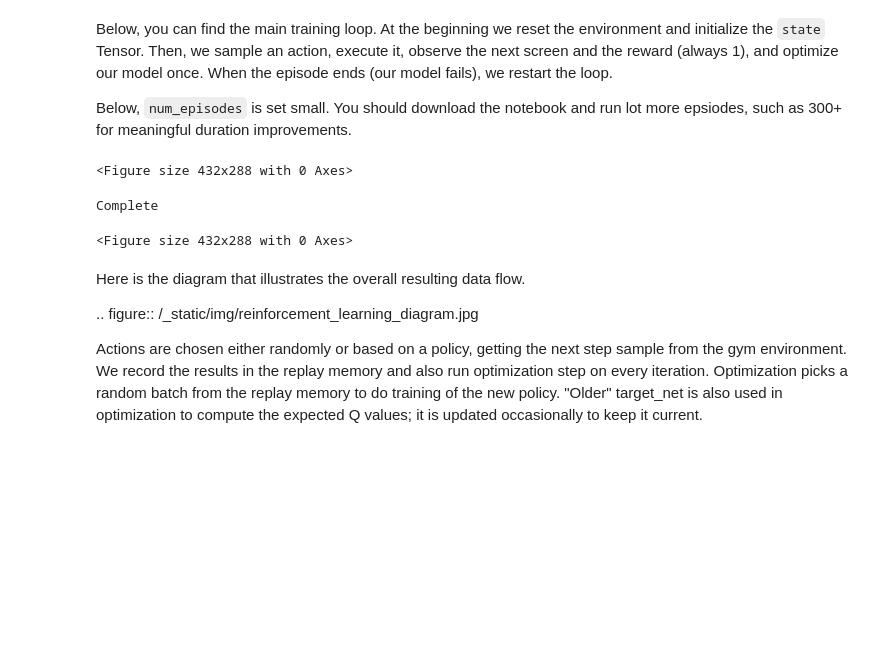
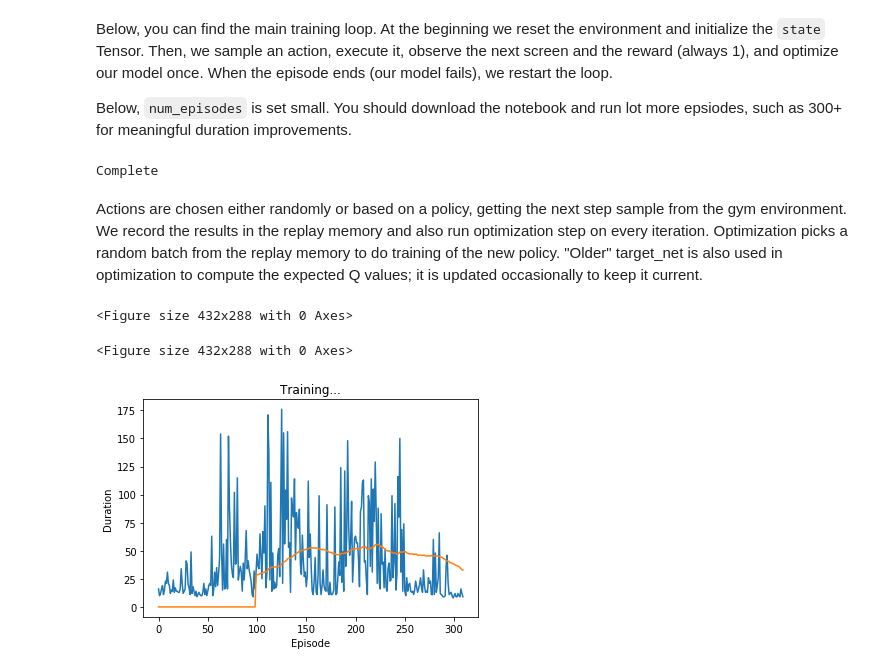
Before and after one commit to holmen1/reinforcement-learning, a Jupyter notebook: cartpole/dqn.ipynb, the cells around one changed output. Drawn from its saved outputs; the diff is of its cells as text; code cells hidden in the pictures; blank space fills up the shorter version.

Commit message:
Add plot in cartpole

```diff
--- a/cartpole/dqn.ipynb
+++ b/cartpole/dqn.ipynb
@@ -398,7 +388,7 @@ Below, `num_episodes` is set small. You should download
 the notebook and run lot more epsiodes, such as 300+ for meaningful
 duration improvements.
 # %%
-num_episodes = 5
+num_episodes = 310
 for i_episode in range(num_episodes):
     # Initialize the environment and state
     env.reset()
@@ -429,29 +419,39 @@ for i_episode in range(num_episodes):
         optimize_model()
         if done:
             episode_durations.append(t + 1)
-            plot_durations()
+            #plot_durations()
             break
     # Update the target network, copying all weights and biases in DQN
     if i_episode % TARGET_UPDATE == 0:
         target_net.load_state_dict(policy_net.state_dict())
 
 print('Complete')
-env.render()
-env.close()
-plt.ioff()
-plt.show()
 # %% [output]
-<Figure size 432x288 with 0 Axes>
+Complete
-Complete
-<Figure size 432x288 with 0 Axes>
 # %% [markdown]
-Here is the diagram that illustrates the overall resulting data flow.
-
-.. figure:: /_static/img/reinforcement_learning_diagram.jpg
-
 Actions are chosen either randomly or based on a policy, getting the next
 step sample from the gym environment. We record the results in the
 replay memory and also run optimization step on every iteration.
 Optimization picks a random batch from the replay memory to do training of the
 new policy. "Older" target_net is also used in optimization to compute the
 expected Q values; it is updated occasionally to keep it current.
+# %%
+plot_durations()
+# %% [output]
+<Figure size 432x288 with 0 Axes>
+<Figure size 432x288 with 0 Axes>
+# %%
+plt.figure(2)
+plt.clf()
+durations_t = torch.tensor(episode_durations, dtype=torch.float)
+plt.title('Training...')
+plt.xlabel('Episode')
+plt.ylabel('Duration')
+plt.plot(durations_t.numpy())
+# Take 100 episode averages and plot them too
+if len(durations_t) >= 100:
+    means = durations_t.unfold(0, 100, 1).mean(1).view(-1)
+    means = torch.cat((torch.zeros(99), means))
+    plt.plot(means.numpy())
+# %% [output]
+[figure, added]
```
Also changed, not shown: parts of 9 cells of this notebook, 3 other files.
